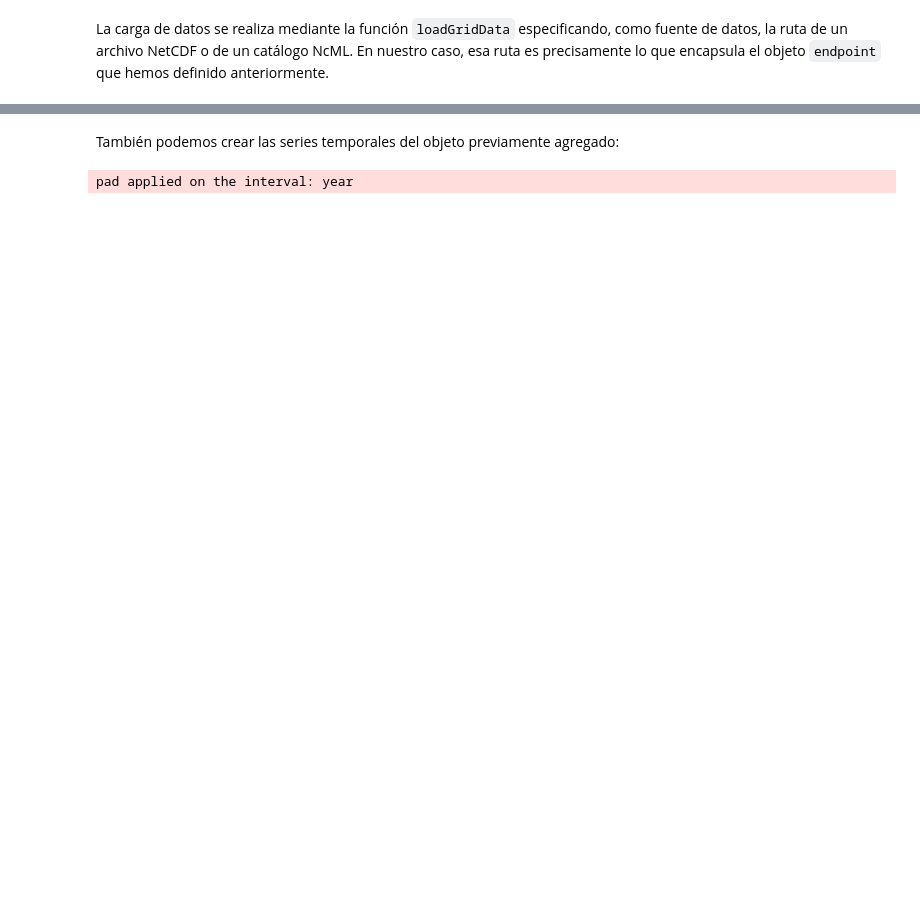
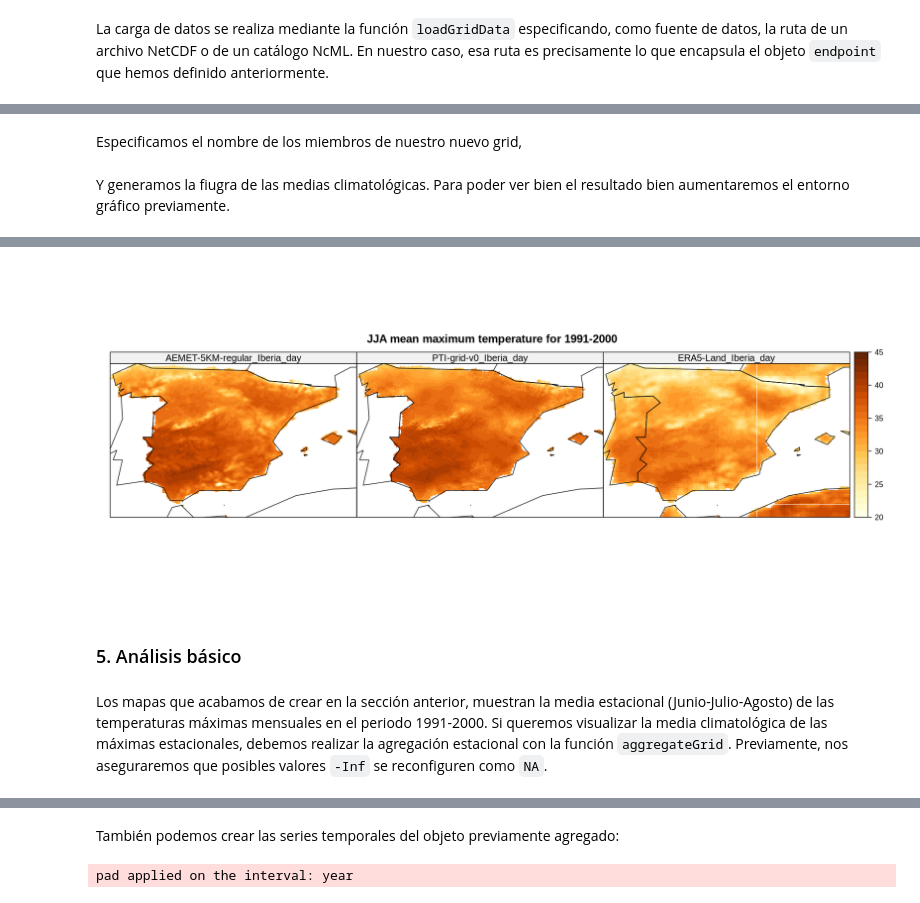
Before and after one commit to SantanderMetGroup/PTI-Clima-Datalab, a Jupyter notebook: Notebooks/R/intercomp_rejillas_obs_R.ipynb, the cells around one changed output, grey strips where cells are left out. Cells and saved outputs as stored; diff of their text form; code cells hidden in the pictures; blank space fills up the shorter version.

```diff
--- a/Notebooks/R/intercomp_rejillas_obs_R.ipynb
+++ b/Notebooks/R/intercomp_rejillas_obs_R.ipynb
@@ -268,0 +298,3 @@ tasmax.jja <- loadGridData(dataset = endpoint,
+# %%
+latLim <- di$pr$Dimensions$lat$Values %>% range
+lonLim <- di$pr$Dimensions$lon$Values %>% range
@@ -273,3 +333,16 @@ El objeto resultante (aquí llamado `tasmax.jja`) es un *grid* de *climate4R*, q
 # %%
-str(tasmax.jja)
+resulting.object.path2 <- "../../../tasmax.jja.interp.rds"
+
+if (!file.exists(resulting.object.path2)) {
+
+    tasmax.jja.interp <- lapply(tasmax.jja, function(x)
+        interpGrid(x, new.coordinates = getCoordinates(tasmax.jja[["AEMET-5KM-regular_Iberia_day"]]),
+               method = "bilineal"))
+    saveRDS(tasmax.jja.interp, resulting.object.path2)
+
+} else {
+
+    tasmax.jja.interp <- readRDS(resulting.object.path2)
+
+}
 # %% [output]
@@ -299,0 +368,8 @@ data.array <- tasmax.jja$Data %>% str
+# %%
+tasmax.jja.grid <- bindGrid(tasmax.jja.interp, dimension = "member")
+# %% [markdown]
+Especificamos el nombre de los miembros de nuestro nuevo grid,
+# %%
+tasmax.jja.grid$Members <- datasets$dataset
+# %% [markdown]
+Y generamos la fiugra de las medias climatológicas. Para poder ver bien el resultado bien aumentaremos el entorno gráfico previamente.
@@ -299,0 +378,11 @@ data.array <- tasmax.jja$Data %>% str
+# %%
+spatialPlot(climatology(tasmax.jja.grid),
+            backdrop.theme = "countries",
+            at = seq(20, 45, 1),
+            set.min = 20,
+            set.max = 45,
+            color.theme = "YlOrBr",
+            layout = c(getShape(tasmax.jja.grid, "member"), 1),
+            main = "JJA mean maximum temperature for 1991-2000",
+            strip = strip.custom(factor.levels = tasmax.jja.grid$Members))
+# %% [output]
@@ -299,0 +392,5 @@ data.array <- tasmax.jja$Data %>% str
+[figure, added]
+# %% [markdown]
+### 5. Análisis básico
+# %% [markdown]
+Los mapas que acabamos de crear en la sección anterior, muestran la media estacional (Junio-Julio-Agosto) de las temperaturas máximas mensuales en el periodo 1991-2000. Si queremos visualizar la media climatológica de las máximas estacionales, debemos realizar la agregación estacional con la función `aggregateGrid`. Previamente, nos aseguraremos que posibles valores `-Inf` se reconfiguren como `NA`.
```
Also changed, not shown: parts of 60 cells of this notebook, 4 other files.
